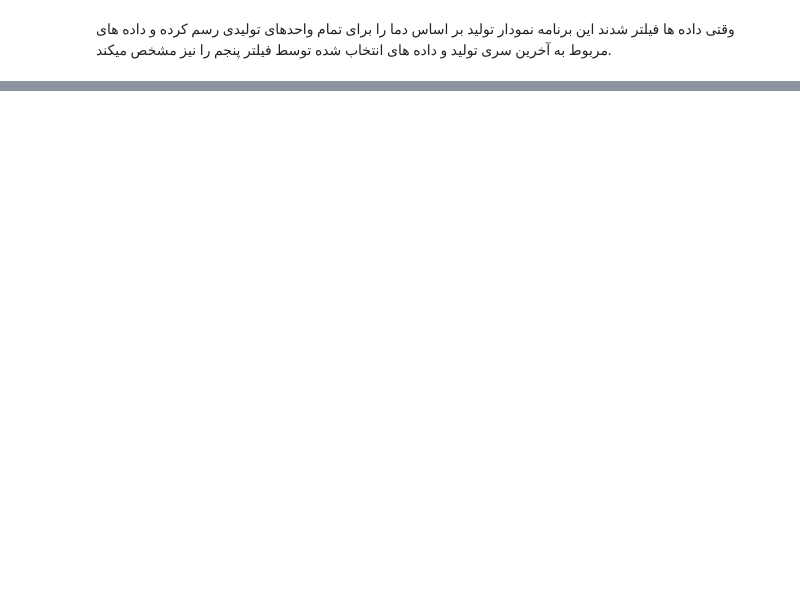
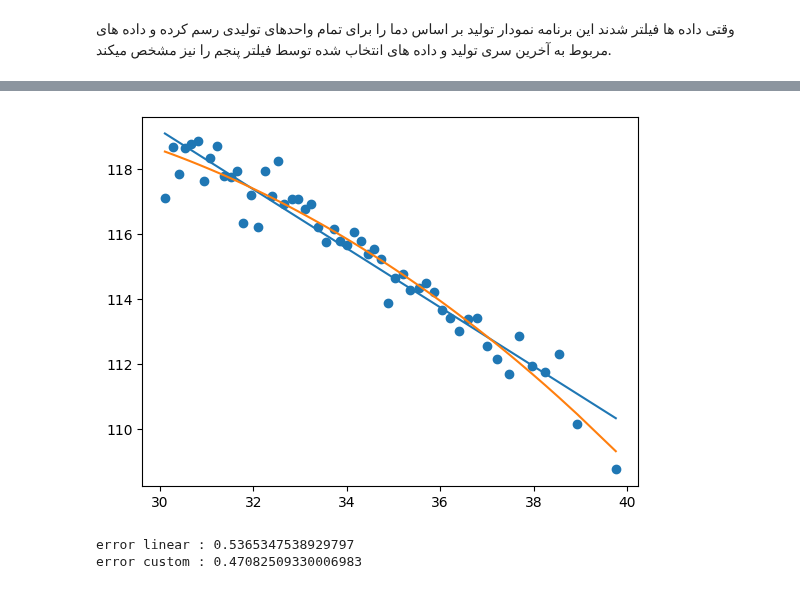
Before and after one commit to SHSMJ200/Bargh_ML, a Jupyter notebook: src/models/jupyter_files/common/filter5_test.ipynb, the cells around one changed output, grey strips where cells are left out. Drawn from its saved outputs; the diff is of its cells as text; code cells hidden in the pictures; blank space fills up the shorter version.

```diff
--- a/src/models/jupyter_files/common/filter5_test.ipynb
+++ b/src/models/jupyter_files/common/filter5_test.ipynb
@@ -184,0 +238,22 @@ R^2 score is not well-defined with less than two samples.
+# %%
+model1 = LinearRegression()
+model1.fit(X_i.reshape(-1,1),y_i)
+y_i_pred_1 = model1.predict(X_i.reshape(-1,1))
+# %%
+model2 = PolynomialModel(degree=2)
+model2.fit(X_i.reshape(-1,1),y_i)
+y_i_pred_2 = model2.predict(X_i.reshape(-1,1))
+# %%
+plt.scatter(X_i,y_i)
+plt.plot(X_i,y_i_pred_1)
+plt.plot(X_i,y_i_pred_2)
+plt.show()
+# %% [output]
+[figure, added]
+# %%
+from src.models import utils
+print("error linear :", utils.compute_relative_rmse(y_i_pred_1, y_i))
+print("error custom :", utils.compute_relative_rmse(y_i_pred_2, y_i))
+# %% [output]
+error linear : 0.5365347538929797
+error custom : 0.47082509330006983
```
Also changed, not shown: parts of 15 cells of this notebook, 6 other files.
